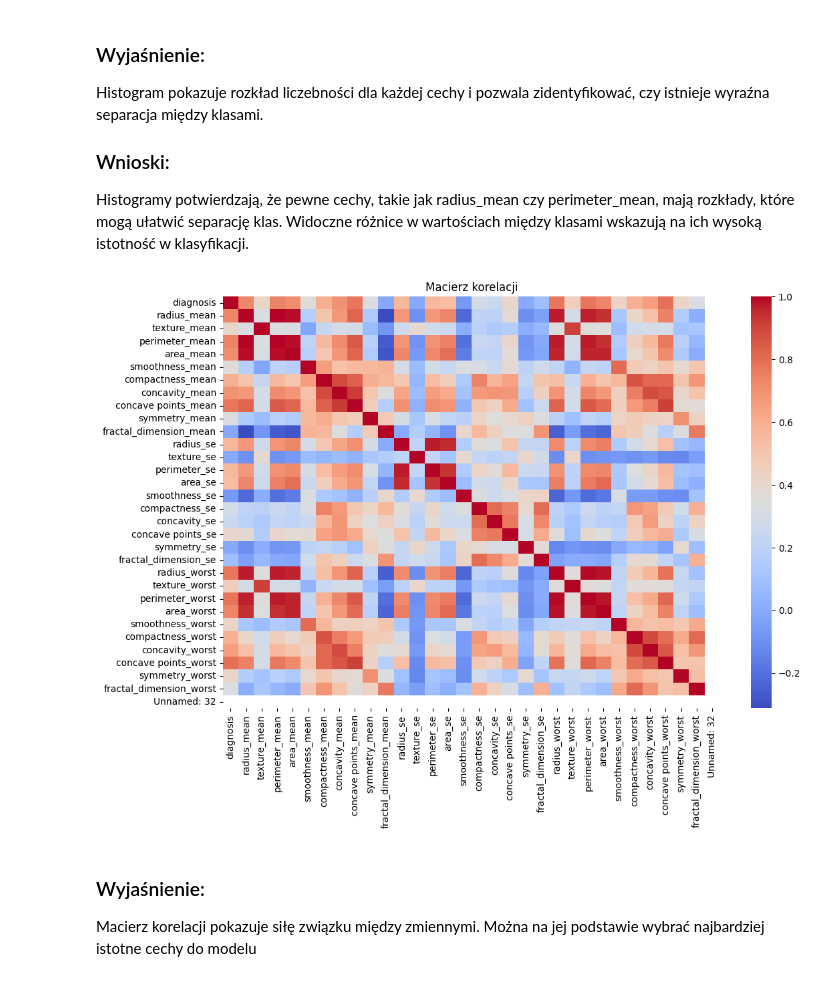
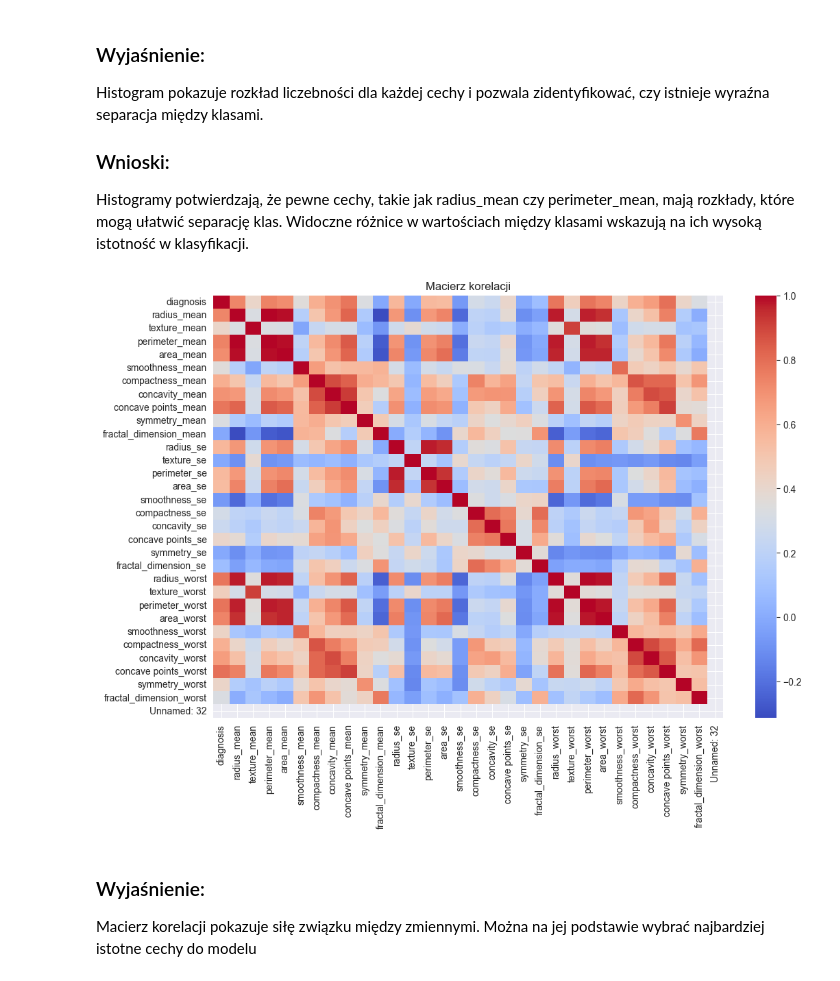
Before and after one commit to nesterova-p/Data_Analysis_and_Classification, a Jupyter notebook: Breast_Cancer_Diagnostic.ipynb, the cells around one changed output. Cells and saved outputs as stored; diff of their text form; code cells hidden in the pictures.

```diff
--- a/Breast_Cancer_Diagnostic.ipynb
+++ b/Breast_Cancer_Diagnostic.ipynb
@@ -182,23 +130,14 @@ Histogram pokazuje rozkład liczebności dla każdej cechy i pozwala zidentyfiko
 Histogramy potwierdzają, że pewne cechy, takie jak radius_mean czy perimeter_mean, mają rozkłady, które mogą ułatwić separację klas. Widoczne różnice w wartościach między klasami wskazują na ich wysoką istotność w klasyfikacji.
 # %%
 ## 8. Analiza korelacji
-# %%
-# Obliczamy macierz korelacji dla wszystkich zmiennych numerycznych
-# Korelacja pokazuje, jak zmienne są ze sobą powiązane (wartości od -1 do 1)
-correlation_matrix = data.corr()
-
-# Tworzymy wykres cieplny (heatmap), aby zwizualizować macierz korelacji
-plt.figure(figsize=(12, 8))
-sns.heatmap(
-    correlation_matrix,  # Dane do wizualizacji
-    annot=False,         # Ustawiamy True, jeśli chcemy wyświetlić wartości liczbowe na wykresie
-    cmap='coolwarm',     # Wybieramy paletę kolorów, aby wyróżnić korelacje dodatnie i ujemne
-    cbar=True            # Dodajemy pasek kolorów z legendą
-)
-plt.title("Macierz korelacji")
-plt.show()
-# %% [output]
-[figure, removed]
+# %%
+correlation_matrix = data.corr()
+plt.figure(figsize=(12, 8))
+sns.heatmap(correlation_matrix, annot=False, cmap='coolwarm', cbar=True)
+plt.title("Macierz korelacji")
+plt.show()
+# %% [output]
+[figure, added]
 # %% [markdown]
 ### Wyjaśnienie:
 Macierz korelacji pokazuje siłę związku między zmiennymi. Można na jej podstawie wybrać najbardziej istotne cechy do modelu
```
Also changed, not shown: parts of 56 cells of this notebook.
